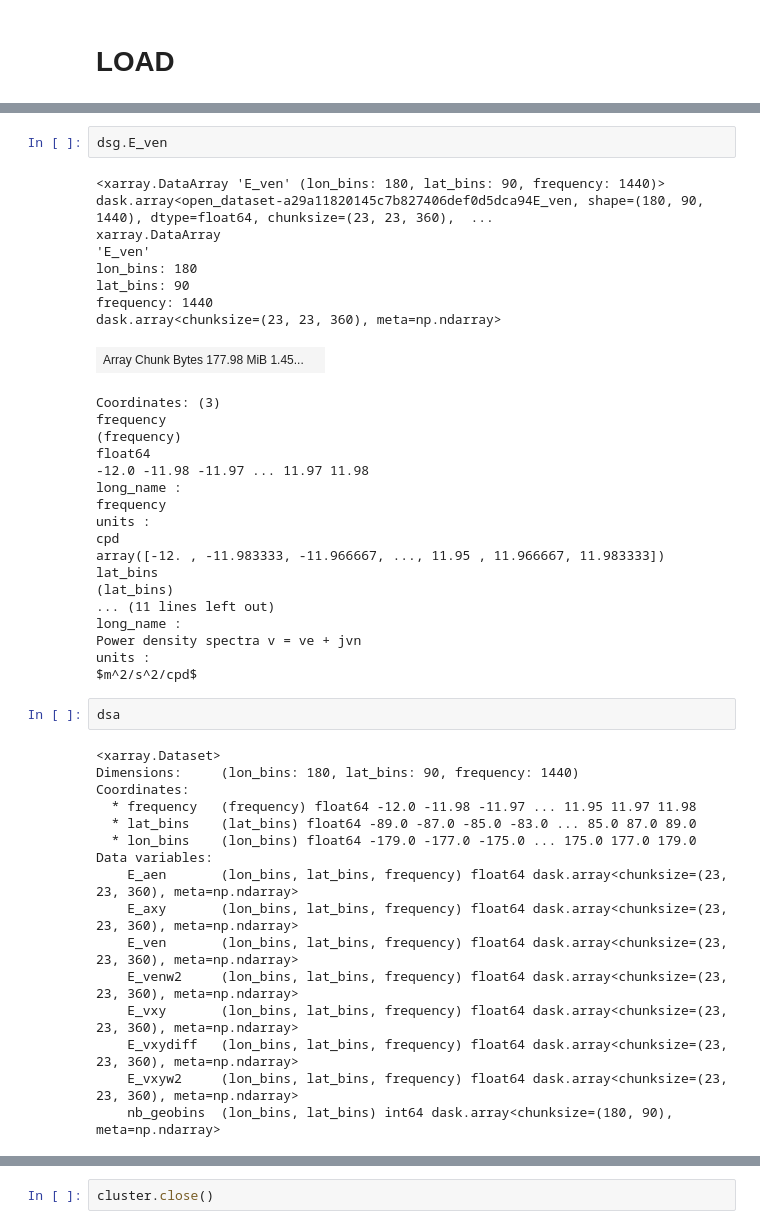
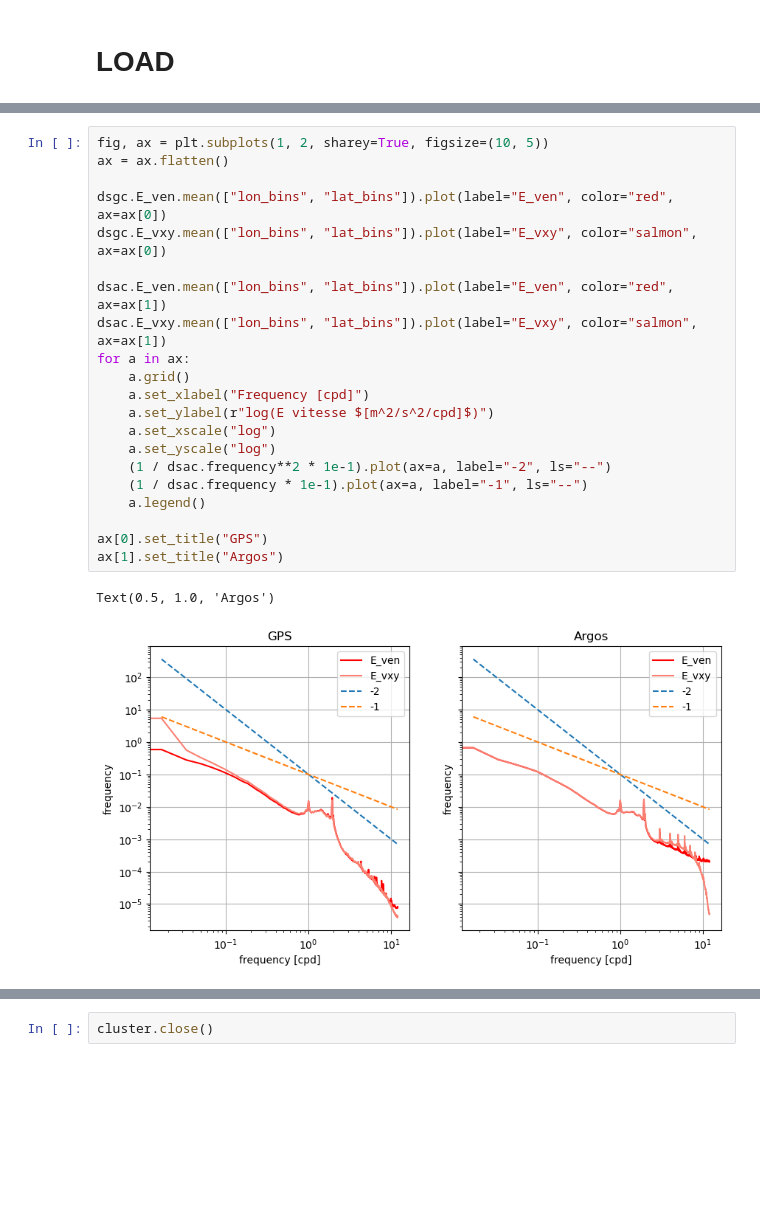
Before and after one commit to margot-demol/PhD, a Jupyter notebook: GDP/diag_spectral_analysis.ipynb, the cells around one changed output, grey strips where cells are left out. Cells and saved outputs as stored; diff of their text form; blank space fills up the shorter version.

```diff
--- a/GDP/diag_spectral_analysis.ipynb
+++ b/GDP/diag_spectral_analysis.ipynb
@@ -92,49 +109,27 @@ Text(0.5, 1.0, 'Argos')
-# %%
-dsg.E_ven
-# %% [output]
-<xarray.DataArray 'E_ven' (lon_bins: 180, lat_bins: 90, frequency: 1440)> dask.array<open_dataset-a29a11820145c7b827406def0d5dca94E_ven, shape=(180, 90, 1440), dtype=float64, chunksize=(23, 23, 360),  ...
-xarray.DataArray
-'E_ven'
-lon_bins: 180
-lat_bins: 90
-frequency: 1440
-dask.array<chunksize=(23, 23, 360), meta=np.ndarray>
-| Array Chunk Bytes 177.98 MiB 1.45... |  |
-Coordinates: (3)
-frequency
-(frequency)
-float64
--12.0 -11.98 -11.97 ... 11.97 11.98
-long_name :
-frequency
-units :
-cpd
-array([-12. , -11.983333, -11.966667, ..., 11.95 , 11.966667, 11.983333])
-lat_bins
-(lat_bins)
-... (11 lines left out)
-long_name :
-Power density spectra v = ve + jvn
-units :
-$m^2/s^2/cpd$
-# %%
-dsa
-# %% [output]
-<xarray.Dataset>
-Dimensions:     (lon_bins: 180, lat_bins: 90, frequency: 1440)
-Coordinates:
-  * frequency   (frequency) float64 -12.0 -11.98 -11.97 ... 11.95 11.97 11.98
-  * lat_bins    (lat_bins) float64 -89.0 -87.0 -85.0 -83.0 ... 85.0 87.0 89.0
-  * lon_bins    (lon_bins) float64 -179.0 -177.0 -175.0 ... 175.0 177.0 179.0
-Data variables:
-    E_aen       (lon_bins, lat_bins, frequency) float64 dask.array<chunksize=(23, 23, 360), meta=np.ndarray>
-    E_axy       (lon_bins, lat_bins, frequency) float64 dask.array<chunksize=(23, 23, 360), meta=np.ndarray>
-    E_ven       (lon_bins, lat_bins, frequency) float64 dask.array<chunksize=(23, 23, 360), meta=np.ndarray>
-    E_venw2     (lon_bins, lat_bins, frequency) float64 dask.array<chunksize=(23, 23, 360), meta=np.ndarray>
-    E_vxy       (lon_bins, lat_bins, frequency) float64 dask.array<chunksize=(23, 23, 360), meta=np.ndarray>
-    E_vxydiff   (lon_bins, lat_bins, frequency) float64 dask.array<chunksize=(23, 23, 360), meta=np.ndarray>
-    E_vxyw2     (lon_bins, lat_bins, frequency) float64 dask.array<chunksize=(23, 23, 360), meta=np.ndarray>
-    nb_geobins  (lon_bins, lat_bins) int64 dask.array<chunksize=(180, 90), meta=np.ndarray>
+# %%
+fig, ax = plt.subplots(1, 2, sharey=True, figsize=(10, 5))
+ax = ax.flatten()
+
+dsgc.E_ven.mean(["lon_bins", "lat_bins"]).plot(label="E_ven", color="red", ax=ax[0])
+dsgc.E_vxy.mean(["lon_bins", "lat_bins"]).plot(label="E_vxy", color="salmon", ax=ax[0])
+
+dsac.E_ven.mean(["lon_bins", "lat_bins"]).plot(label="E_ven", color="red", ax=ax[1])
+dsac.E_vxy.mean(["lon_bins", "lat_bins"]).plot(label="E_vxy", color="salmon", ax=ax[1])
+for a in ax:
+    a.grid()
+    a.set_xlabel("Frequency [cpd]")
+    a.set_ylabel(r"log(E vitesse $[m^2/s^2/cpd]$)")
+    a.set_xscale("log")
+    a.set_yscale("log")
+    (1 / dsac.frequency**2 * 1e-1).plot(ax=a, label="-2", ls="--")
+    (1 / dsac.frequency * 1e-1).plot(ax=a, label="-1", ls="--")
+    a.legend()
+
+ax[0].set_title("GPS")
+ax[1].set_title("Argos")
+# %% [output]
+Text(0.5, 1.0, 'Argos')
+[figure, added]
 # %%
 fig, ax = plt.subplots(1, 2, sharey=True, figsize=(10, 5))
 ax = ax.flatten()
```
Also changed, not shown: parts of 12 cells of this notebook, 14 other files.
